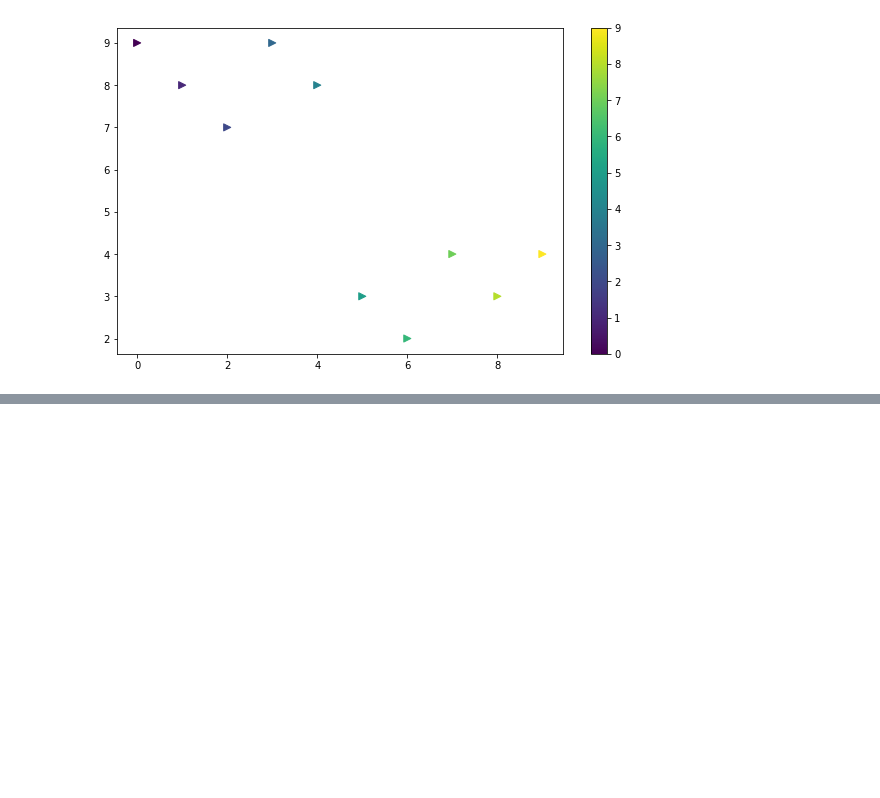
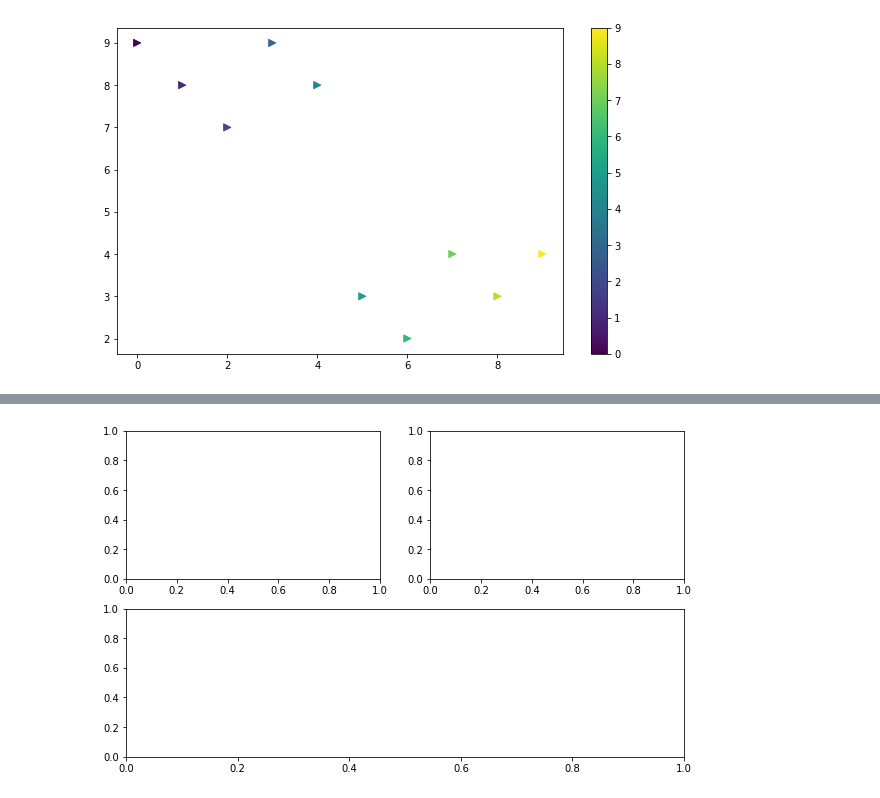
Before and after one commit to ranisop/Data-Science, a Jupyter notebook: 01_Seoul_CCTV/03. Pandas and Matplotlib.ipynb, the cells around one changed output, grey strips where cells are left out. Cells and saved outputs as stored; diff of their text form; code cells hidden in the pictures; blank space fills up the shorter version.

```diff
--- a/01_Seoul_CCTV/03. Pandas and Matplotlib.ipynb
+++ b/01_Seoul_CCTV/03. Pandas and Matplotlib.ipynb
@@ -152,0 +189,10 @@ plt.show()
+# %%
+plt.figure(figsize=(10,6))
+
+plt.subplot(221)
+plt.subplot(222)
+plt.subplot(212)
+
+plt.show()
+# %% [output]
+[figure, added]
```
Also changed, not shown: parts of 7 cells of this notebook.
